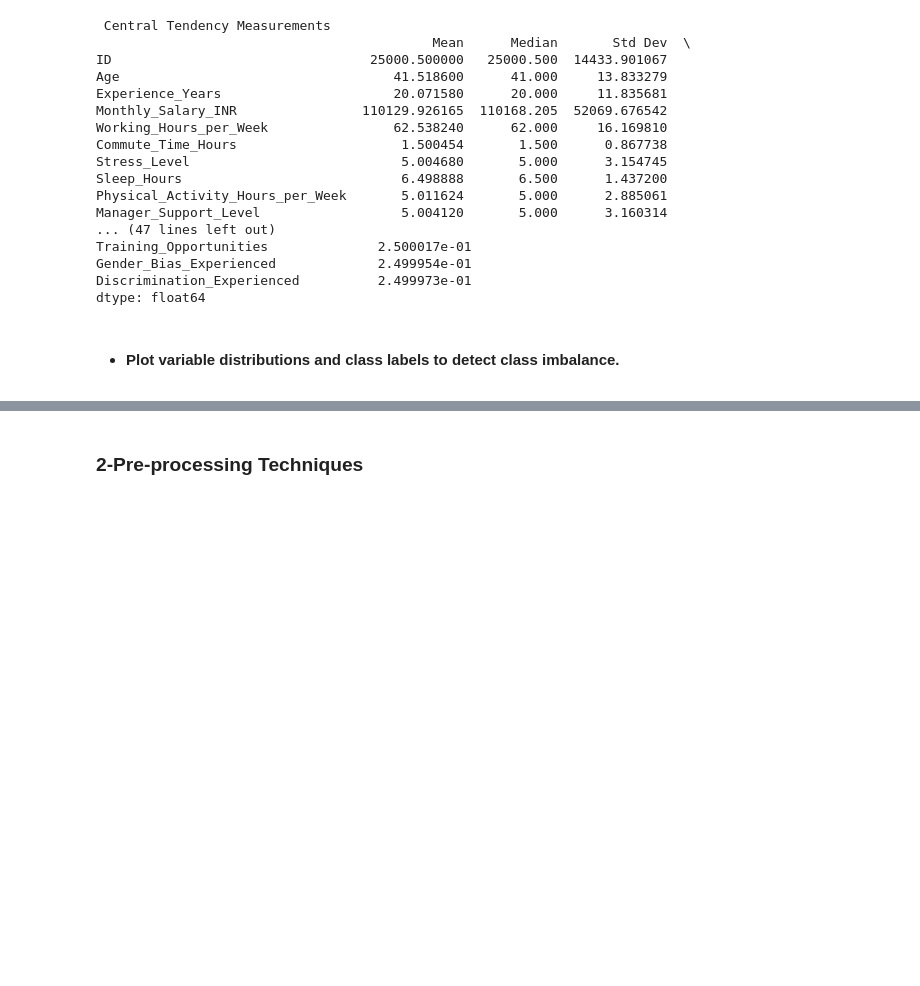
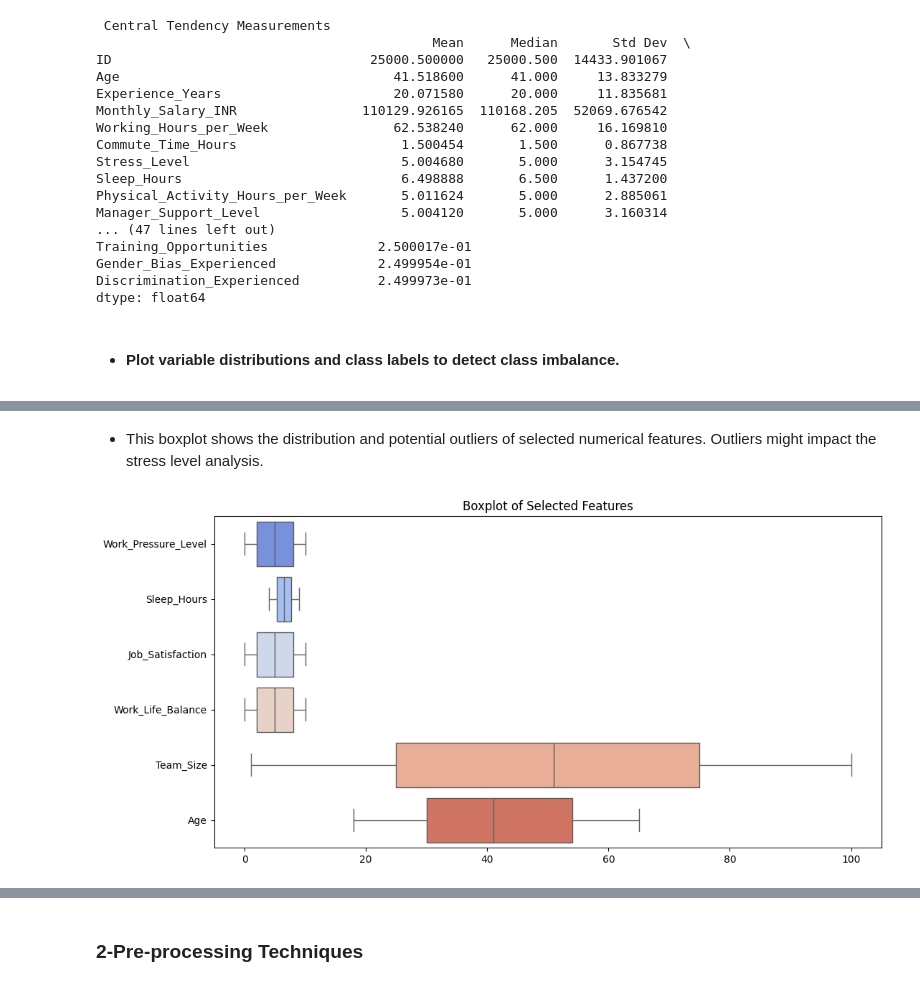
Before and after one commit to SanaAlotaibi/DataMiningProject, a Jupyter notebook: phase2.ipynb, the cells around one changed output, grey strips where cells are left out. Drawn from its saved outputs; the diff is of its cells as text; code cells hidden in the pictures; blank space fills up the shorter version.

```diff
--- a/phase2.ipynb
+++ b/phase2.ipynb
@@ -90,0 +162,9 @@ dtype: float64
+# %% [markdown]
+- This boxplot shows the distribution and potential outliers of selected numerical features. Outliers might impact the stress level analysis.
+# %%
+plt.figure(figsize=(12, 6))
+sns.boxplot(data=df[selected_features1], orient='h', palette='coolwarm')
+plt.title("Boxplot of Selected Features")
+plt.show()
+# %% [output]
+[figure, added]
```
Also changed, not shown: parts of 10 cells of this notebook.
